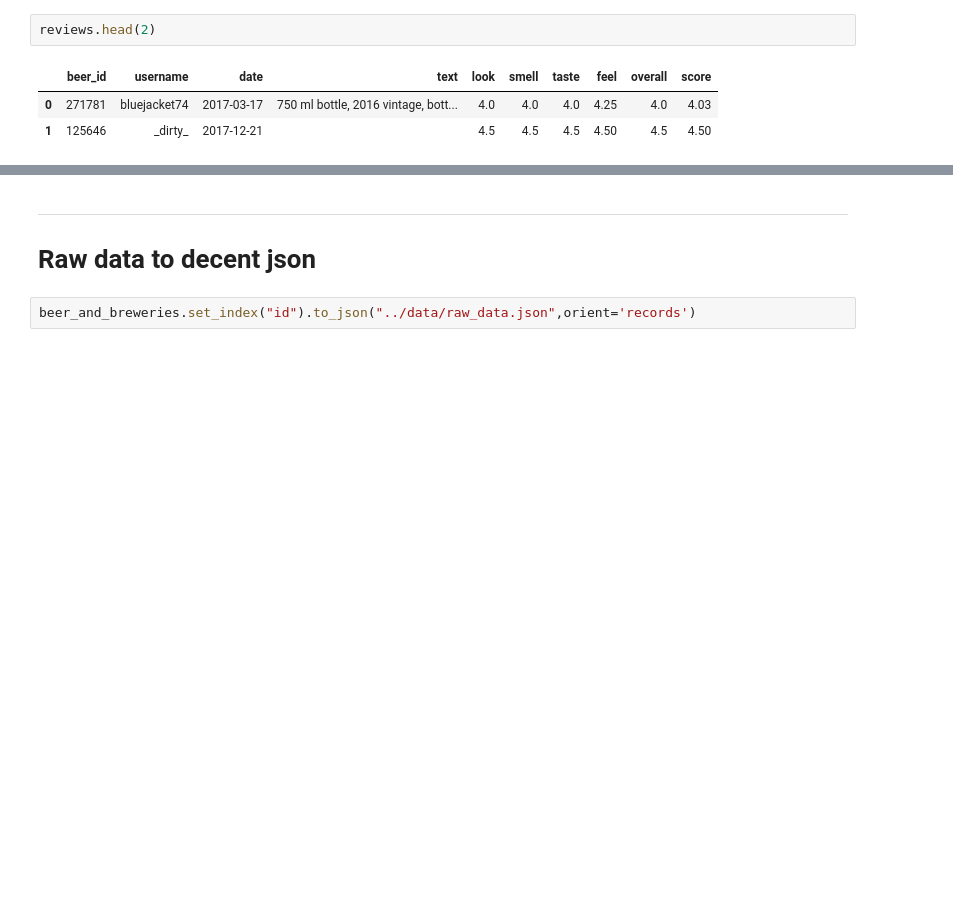
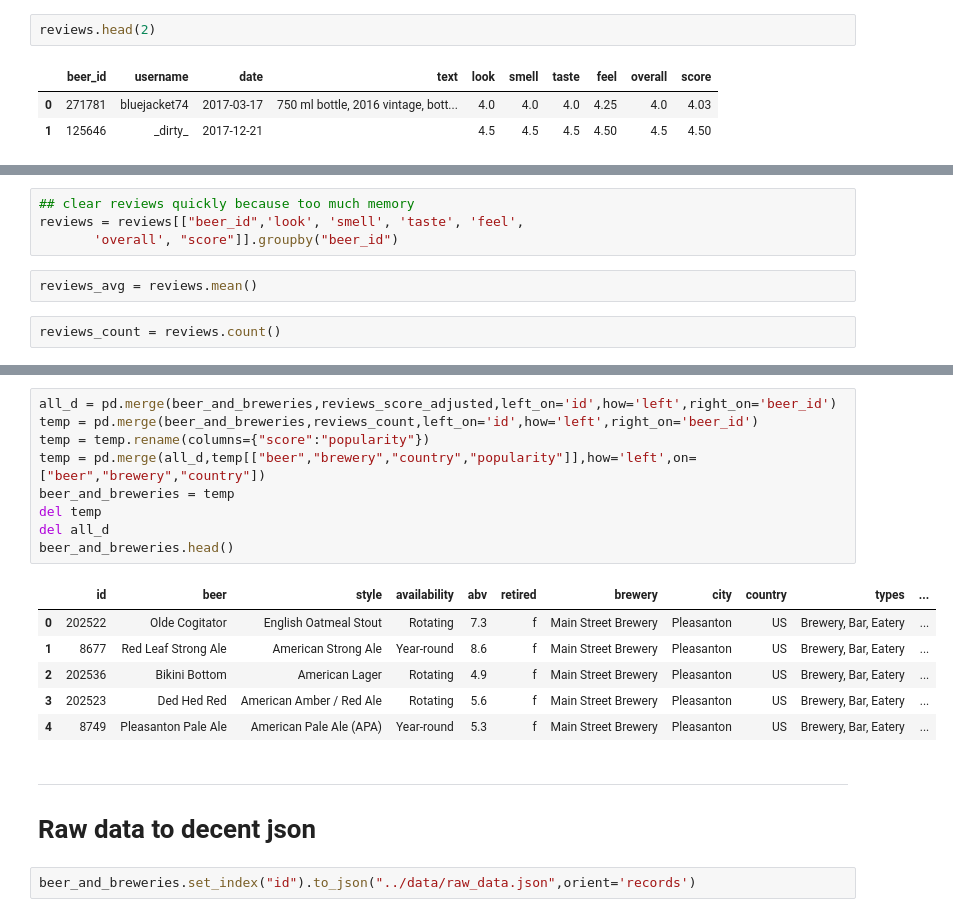
Before and after one commit to com-480-data-visualization/com-480-project-datasat, a Jupyter notebook: data_preprocessing/data_enhancement.ipynb, the cells around one changed output, grey strips where cells are left out. Cells and saved outputs as stored; diff of their text form; blank space fills up the shorter version.

```diff
--- a/data_preprocessing/data_enhancement.ipynb
+++ b/data_preprocessing/data_enhancement.ipynb
@@ -60,0 +70,8 @@ reviews.head(2)
+# %%
+## clear reviews quickly because too much memory
+reviews = reviews[["beer_id",'look', 'smell', 'taste', 'feel',
+       'overall', "score"]].groupby("beer_id")
+# %%
+reviews_avg = reviews.mean()
+# %%
+reviews_count = reviews.count()
@@ -61,3 +87,19 @@ reviews.head(2)
+# %%
+all_d = pd.merge(beer_and_breweries,reviews_score_adjusted,left_on='id',how='left',right_on='beer_id')
+temp = pd.merge(beer_and_breweries,reviews_count,left_on='id',how='left',right_on='beer_id')
+temp = temp.rename(columns={"score":"popularity"})
+temp = pd.merge(all_d,temp[["beer","brewery","country","popularity"]],how='left',on=["beer","brewery","country"])
+beer_and_breweries = temp
+del temp
+del all_d
+beer_and_breweries.head()
+# %% [output]
+|  | id | beer | style | availability | abv | retired | brewery | city | country | types | ... |
+| 0 | 202522 | Olde Cogitator | English Oatmeal Stout | Rotating | 7.3 | f | Main Street Brewery | Pleasanton | US | Brewery, Bar, Eatery | ... |
+| 1 | 8677 | Red Leaf Strong Ale | American Strong Ale | Year-round | 8.6 | f | Main Street Brewery | Pleasanton | US | Brewery, Bar, Eatery | ... |
+| 2 | 202536 | Bikini Bottom | American Lager | Rotating | 4.9 | f | Main Street Brewery | Pleasanton | US | Brewery, Bar, Eatery | ... |
+| 3 | 202523 | Ded Hed Red | American Amber / Red Ale | Rotating | 5.6 | f | Main Street Brewery | Pleasanton | US | Brewery, Bar, Eatery | ... |
+| 4 | 8749 | Pleasanton Pale Ale | American Pale Ale (APA) | Year-round | 5.3 | f | Main Street Brewery | Pleasanton | US | Brewery, Bar, Eatery | ... |
 # %% [markdown]
 ---
 # Raw data to decent json
```
Also changed, not shown: parts of 58 cells of this notebook.
